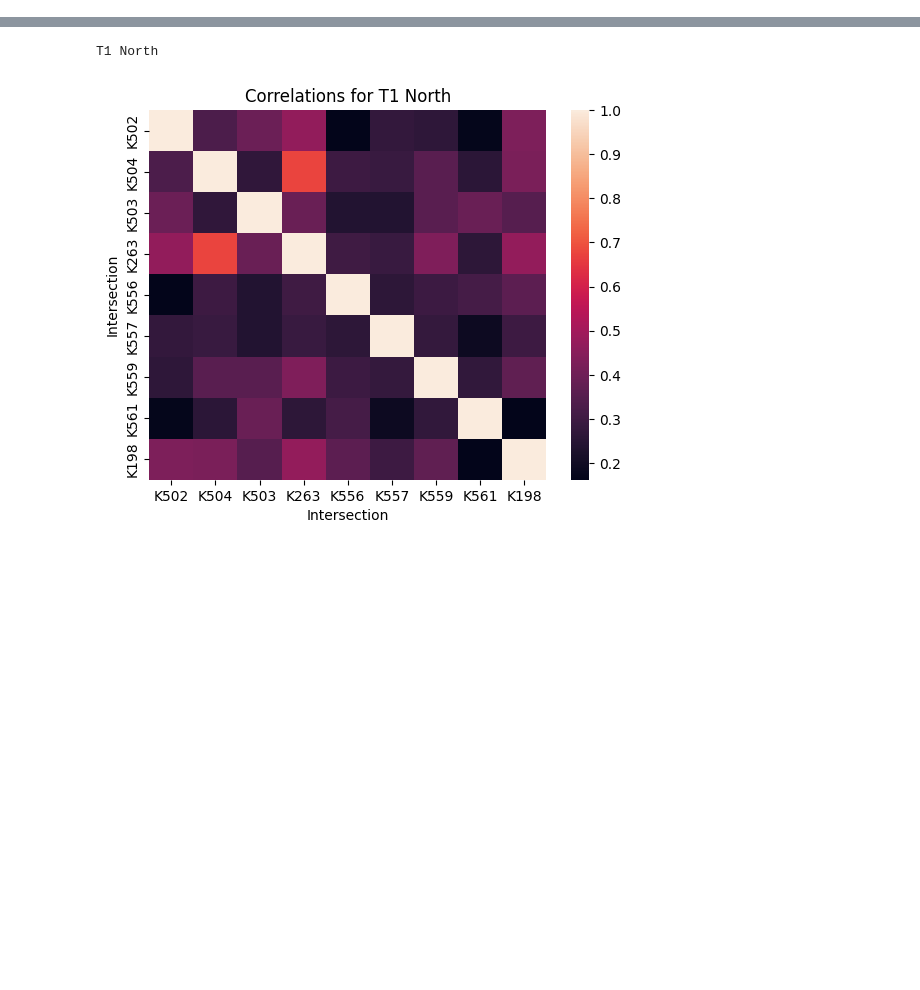
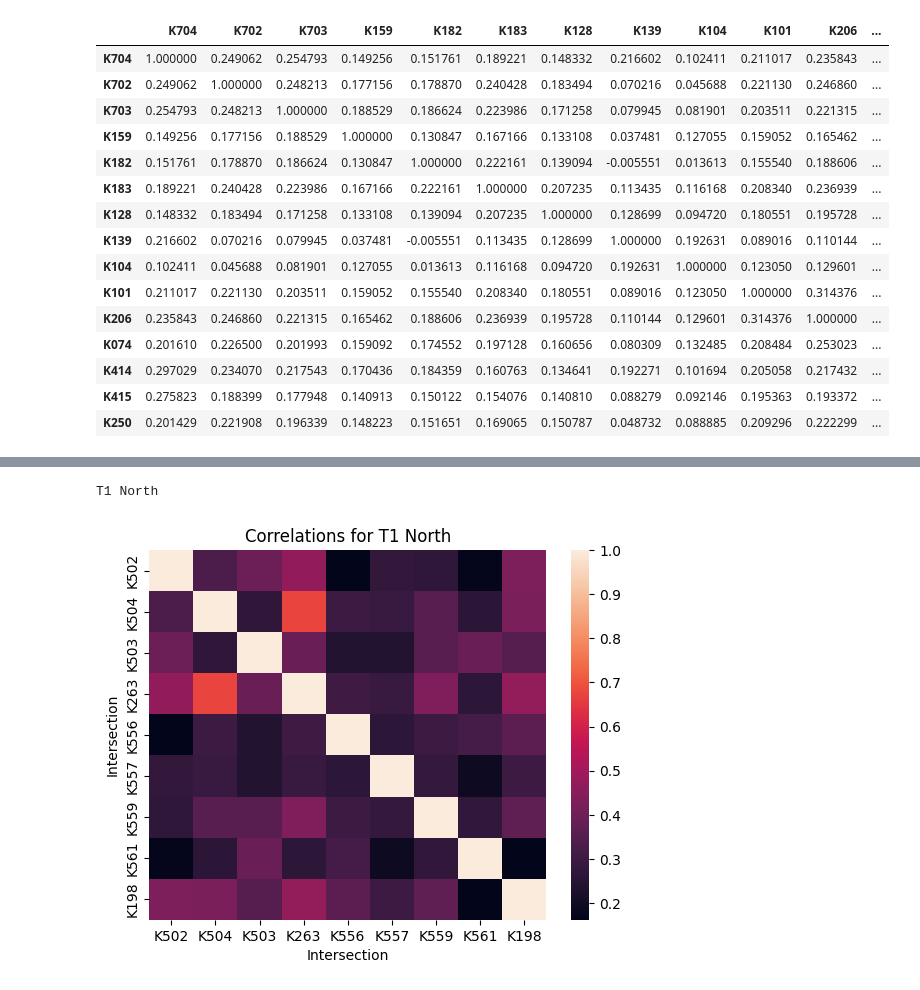
Before and after one commit to himanshudce/OWRI, a Jupyter notebook: notebooks/correlation_analysis.ipynb, the cells around one changed output, grey strips where cells are left out. Cells and saved outputs as stored; diff of their text form; code cells hidden in the pictures; blank space fills up the shorter version.

```diff
--- a/notebooks/correlation_analysis.ipynb
+++ b/notebooks/correlation_analysis.ipynb
@@ -124,3 +166,22 @@ with open(f'../results/{data_name}/outlier_scores/{model}/correlated_results.pic
+# %%
+df.dropna().corr()
+# %% [output]
+|  | K704 | K702 | K703 | K159 | K182 | K183 | K128 | K139 | K104 | K101 | K206 | ... |
+| K704 | 1.000000 | 0.249062 | 0.254793 | 0.149256 | 0.151761 | 0.189221 | 0.148332 | 0.216602 | 0.102411 | 0.211017 | 0.235843 | ... |
+| K702 | 0.249062 | 1.000000 | 0.248213 | 0.177156 | 0.178870 | 0.240428 | 0.183494 | 0.070216 | 0.045688 | 0.221130 | 0.246860 | ... |
+| K703 | 0.254793 | 0.248213 | 1.000000 | 0.188529 | 0.186624 | 0.223986 | 0.171258 | 0.079945 | 0.081901 | 0.203511 | 0.221315 | ... |
+| K159 | 0.149256 | 0.177156 | 0.188529 | 1.000000 | 0.130847 | 0.167166 | 0.133108 | 0.037481 | 0.127055 | 0.159052 | 0.165462 | ... |
+| K182 | 0.151761 | 0.178870 | 0.186624 | 0.130847 | 1.000000 | 0.222161 | 0.139094 | -0.005551 | 0.013613 | 0.155540 | 0.188606 | ... |
+| K183 | 0.189221 | 0.240428 | 0.223986 | 0.167166 | 0.222161 | 1.000000 | 0.207235 | 0.113435 | 0.116168 | 0.208340 | 0.236939 | ... |
+| K128 | 0.148332 | 0.183494 | 0.171258 | 0.133108 | 0.139094 | 0.207235 | 1.000000 | 0.128699 | 0.094720 | 0.180551 | 0.195728 | ... |
+| K139 | 0.216602 | 0.070216 | 0.079945 | 0.037481 | -0.005551 | 0.113435 | 0.128699 | 1.000000 | 0.192631 | 0.089016 | 0.110144 | ... |
+| K104 | 0.102411 | 0.045688 | 0.081901 | 0.127055 | 0.013613 | 0.116168 | 0.094720 | 0.192631 | 1.000000 | 0.123050 | 0.129601 | ... |
+| K101 | 0.211017 | 0.221130 | 0.203511 | 0.159052 | 0.155540 | 0.208340 | 0.180551 | 0.089016 | 0.123050 | 1.000000 | 0.314376 | ... |
+| K206 | 0.235843 | 0.246860 | 0.221315 | 0.165462 | 0.188606 | 0.236939 | 0.195728 | 0.110144 | 0.129601 | 0.314376 | 1.000000 | ... |
+| K074 | 0.201610 | 0.226500 | 0.201993 | 0.159092 | 0.174552 | 0.197128 | 0.160656 | 0.080309 | 0.132485 | 0.208484 | 0.253023 | ... |
+| K414 | 0.297029 | 0.234070 | 0.217543 | 0.170436 | 0.184359 | 0.160763 | 0.134641 | 0.192271 | 0.101694 | 0.205058 | 0.217432 | ... |
+| K415 | 0.275823 | 0.188399 | 0.177948 | 0.140913 | 0.150122 | 0.154076 | 0.140810 | 0.088279 | 0.092146 | 0.195363 | 0.193372 | ... |
+| K250 | 0.201429 | 0.221908 | 0.196339 | 0.148223 | 0.151651 | 0.169065 | 0.150787 | 0.048732 | 0.088885 | 0.209296 | 0.222299 | ... |
 # %%
 def plot_heatmap(df, trajectory,direction):
     fig, ax = plt.subplots(facecolor='w')
```
Also changed, not shown: parts of 17 cells of this notebook, 19 other files.
